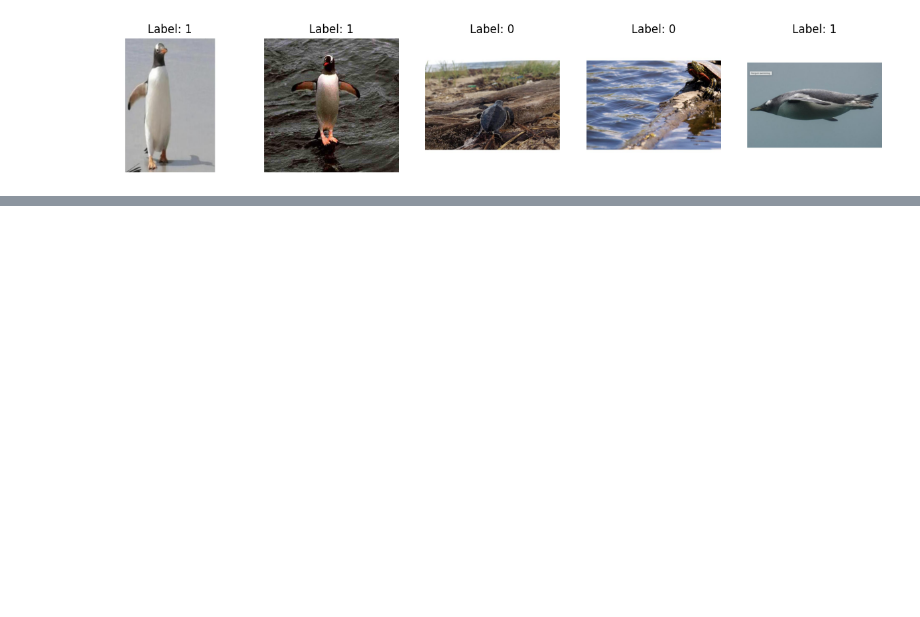
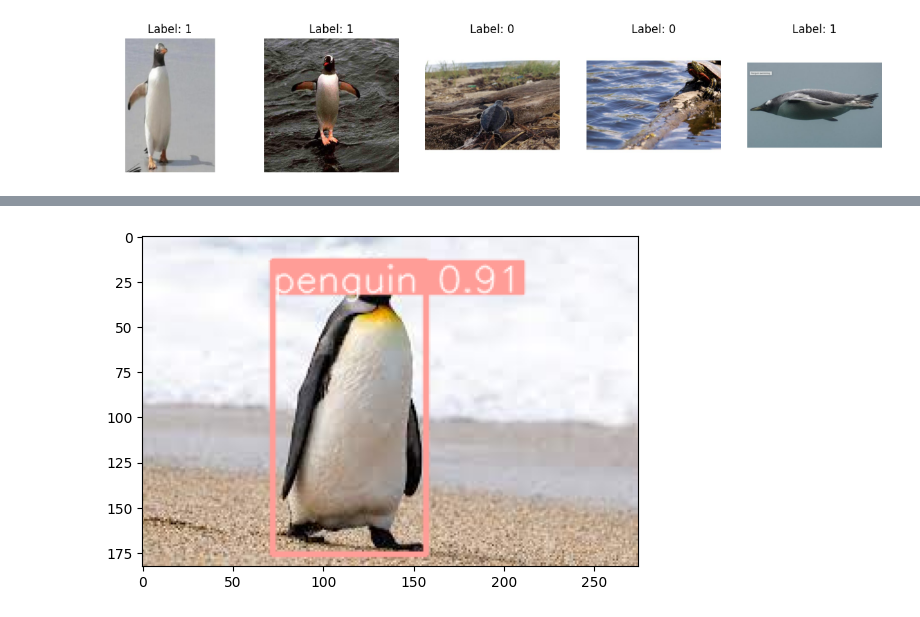
Before and after one commit to Safwan-ullah-khan/fav-animal-detection, a Jupyter notebook: notebook/fav_animal.ipynb, the cells around one changed output, grey strips where cells are left out. Cells and saved outputs as stored; diff of their text form; code cells hidden in the pictures; blank space fills up the shorter version.

```diff
--- a/notebook/fav_animal.ipynb
+++ b/notebook/fav_animal.ipynb
@@ -284,0 +534,2 @@ for _, row in df.iterrows():
+# %%
+model_test = YOLO("./runs/detect/train/weights/best.pt")
@@ -284,0 +548,7 @@ for _, row in df.iterrows():
+# %%
+for r in results:
+    im_array = r.plot()
+    im = Image.fromarray(im_array[..., ::-1])
+    plt.imshow(im)
+# %% [output]
+[figure, added]
```
Also changed, not shown: parts of 67 cells of this notebook, 39 other files.
